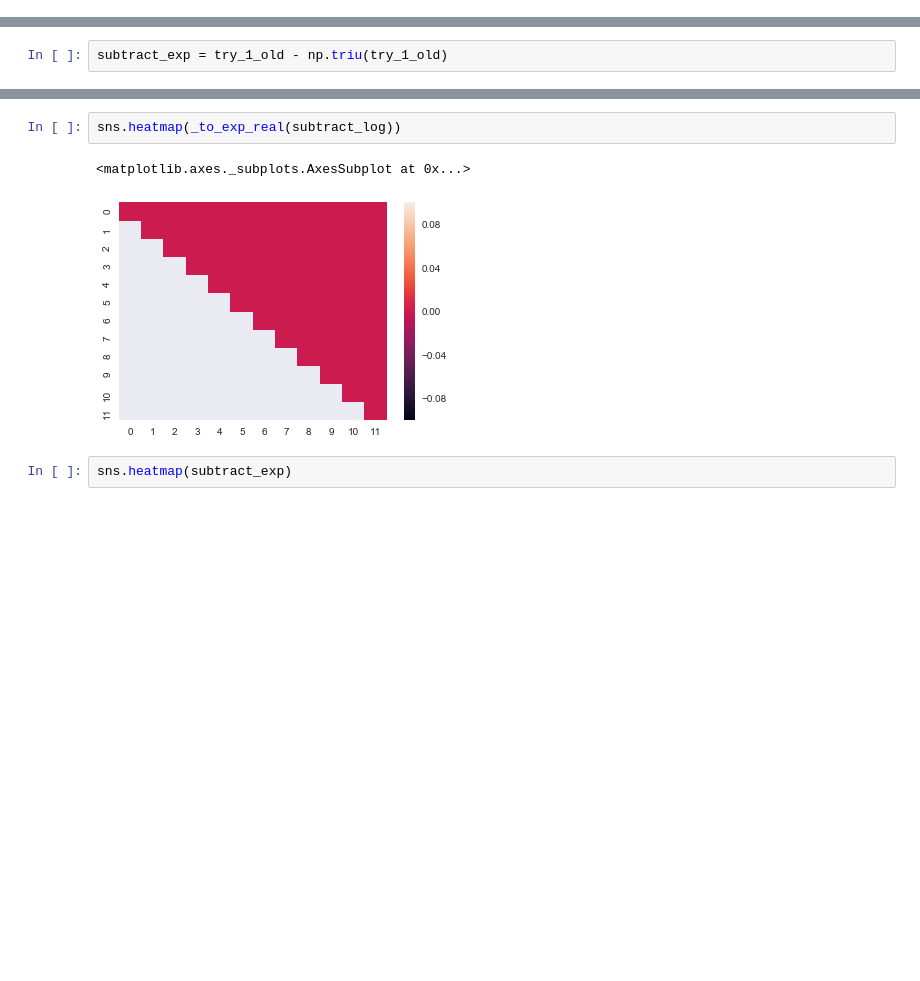
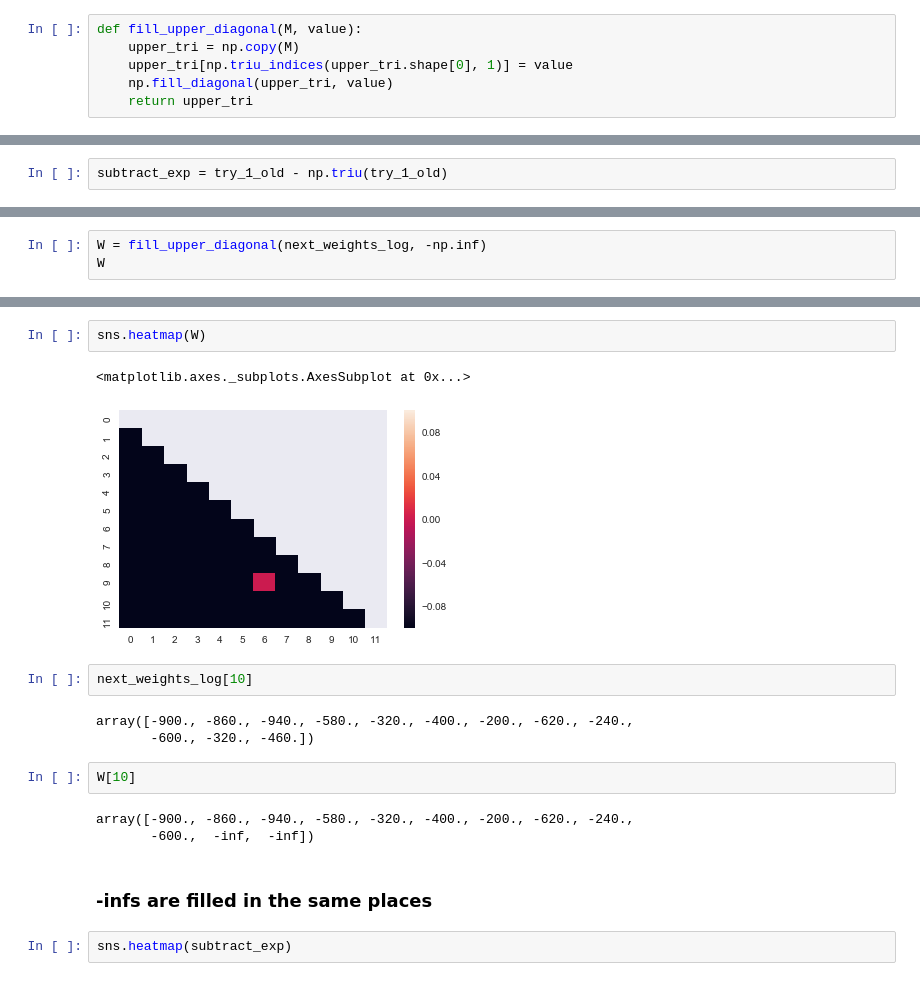
Before and after one commit to ContextLab/supereeg_paper, a Jupyter notebook: recon/Subtraction.ipynb, the cells around one changed output, grey strips where cells are left out. Cells and saved outputs as stored; diff of their text form; blank space fills up the shorter version.

Commit message:
WIP comparing subtraction methods

```diff
--- a/recon/Subtraction.ipynb
+++ b/recon/Subtraction.ipynb
@@ -116,4 +229,10 @@ True
 # Now try to update the functions in model.py
 # %% [markdown]
 ### The expand_corrmat_predict function calculates only the expanded locations by looping over the upper triangle of the remaining locations and storing the indices as 'sliced_up'.  This then allows us to parrallelize the compute_coord function for each set of index values.  The compute_coord function is essentially the inner loop of the original nested for loop function (calculating the sum of the weights and the sum of the weighted correlation values).
+# %%
+def fill_upper_diagonal(M, value):
+    upper_tri = np.copy(M)
+    upper_tri[np.triu_indices(upper_tri.shape[0], 1)] = value
+    np.fill_diagonal(upper_tri, value)
+    return upper_tri
 # %%
@@ -295,0 +374,3 @@ False
+# %%
+W = fill_upper_diagonal(next_weights_log, -np.inf)
+W
@@ -296,8 +395,20 @@ False
 # %%
-sns.heatmap(_to_exp_real(subtract_log))
+sns.heatmap(W)
 # %% [output]
 <matplotlib.axes._subplots.AxesSubplot at 0x...>
-[figure, old version]
+[figure, new version]
+# %%
+next_weights_log[10]
+# %% [output]
+array([-900., -860., -940., -580., -320., -400., -200., -620., -240.,
+       -600., -320., -460.])
+# %%
+W[10]
+# %% [output]
+array([-900., -860., -940., -580., -320., -400., -200., -620., -240.,
+       -600.,  -inf,  -inf])
+# %% [markdown]
+###  -infs are filled in the same places
 # %%
 sns.heatmap(subtract_exp)
 # %% [output]
```
Also changed, not shown: parts of 89 cells of this notebook, 2 other files.
